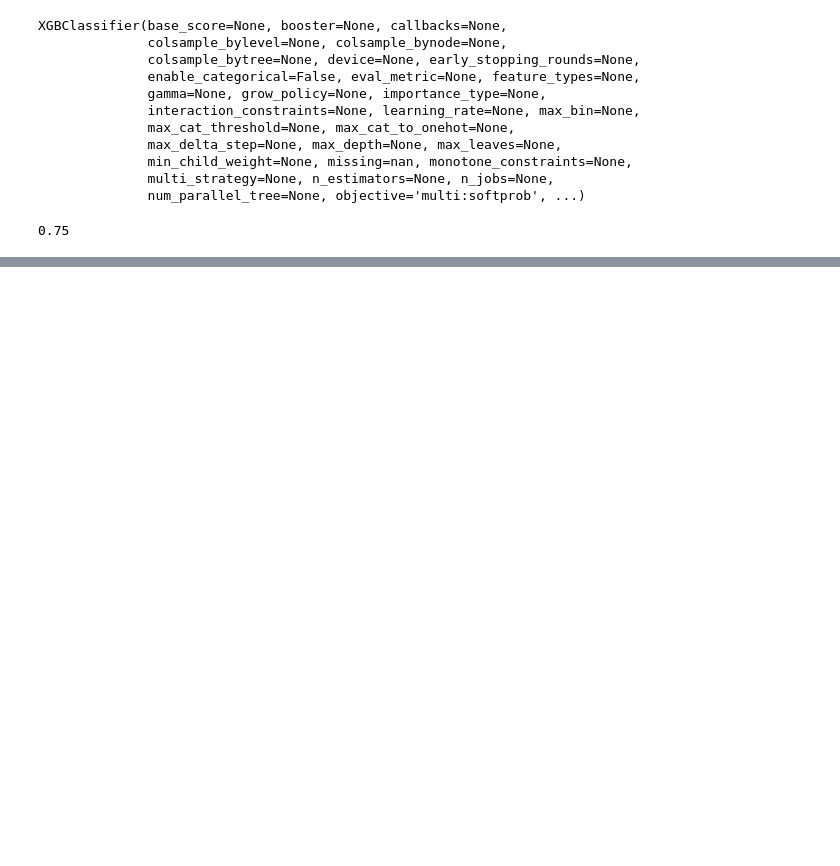
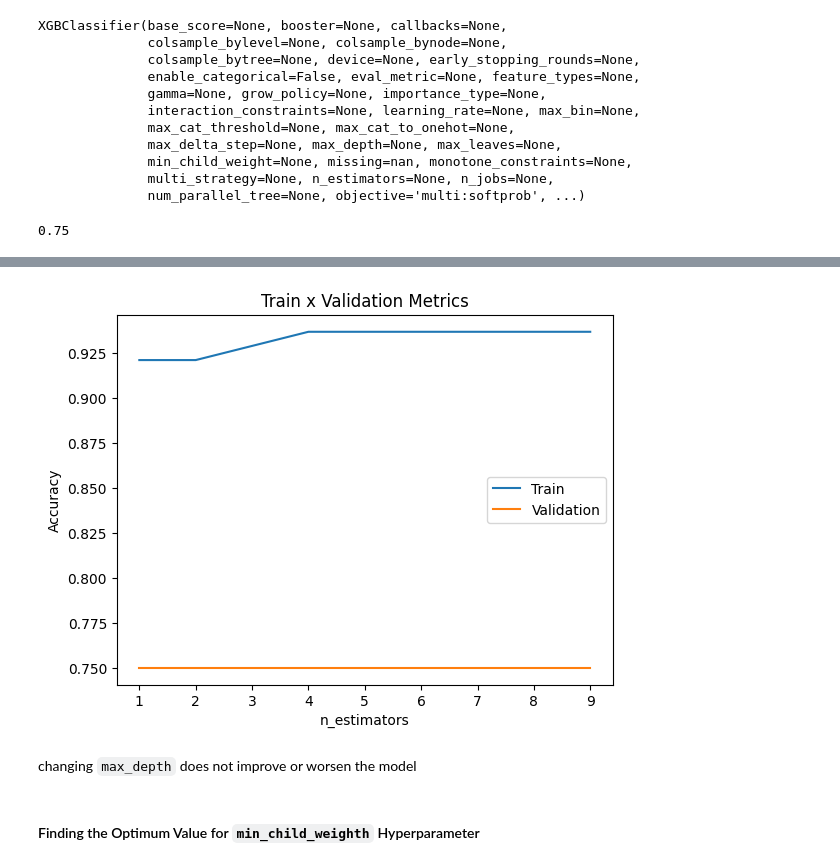
Before and after one commit to usmanadaudu/Doctor-Vet-Classification, a Jupyter notebook: Doctor-vet-classification-model-bulding_new.ipynb, the cells around one changed output, grey strips where cells are left out. Saved outputs shown, nothing was run; the diff lists cells and outputs as text; code cells hidden in the pictures; blank space fills up the shorter version.

```diff
--- a/Doctor-vet-classification-model-bulding_new.ipynb
+++ b/Doctor-vet-classification-model-bulding_new.ipynb
@@ -1087,0 +1183,34 @@ for n_estimators in n_estimators_list:
+# %%
+# values to try
+max_depth_list = [1,2, 3, 4, 8, 16, 32, 64, None]
+# %%
+# list to store the model accuracy on training set
+acc_list_train = []
+
+# list to store the model accuracy on the validation set
+acc_list_val = []
+
+for max_depth in max_depth_list:
+    # initialize the model with the current value
+    model = XGBClassifier(max_depth=max_depth, verbosity = 0,random_state = 123)
+
+    # train the model
+    model.fit(X_train,y_train, eval_set = [(X_val,y_val)])
+
+    # make prediction on the training set
+    predictions_train = model.predict(X_train)
+
+    # make prediction on the validation set
+    predictions_val = model.predict(X_val)
+
+    # get the accuracy on the training set
+    acc_train = accuracy_score(predictions_train,y_train)
+
+    # get the accuracy on the validation set
+    acc_val = accuracy_score(predictions_val,y_val)
+
+    # add training accuracy to list of training accuracy
+    acc_list_train.append(acc_train)
+
+    # add validation accuracy to list of validation accuracy
+    acc_list_val.append(acc_val)
@@ -1087,0 +1235,14 @@ for n_estimators in n_estimators_list:
+# %%
+plt.title('Train x Validation Metrics')
+plt.xlabel('n_estimators')
+plt.ylabel('Accuracy')
+plt.xticks(ticks = range(len(n_estimators_list)),labels=n_estimators_list)
+plt.plot(acc_list_train)
+plt.plot(acc_list_val)
+plt.legend(['Train','Validation']);
+# %% [output]
+[figure, added]
+# %% [markdown]
+changing `max_depth` does not improve or worsen the model
+# %% [markdown]
+#### Finding the Optimum Value for `min_child_weighth` Hyperparameter
```
Also changed, not shown: parts of 43 cells of this notebook.
